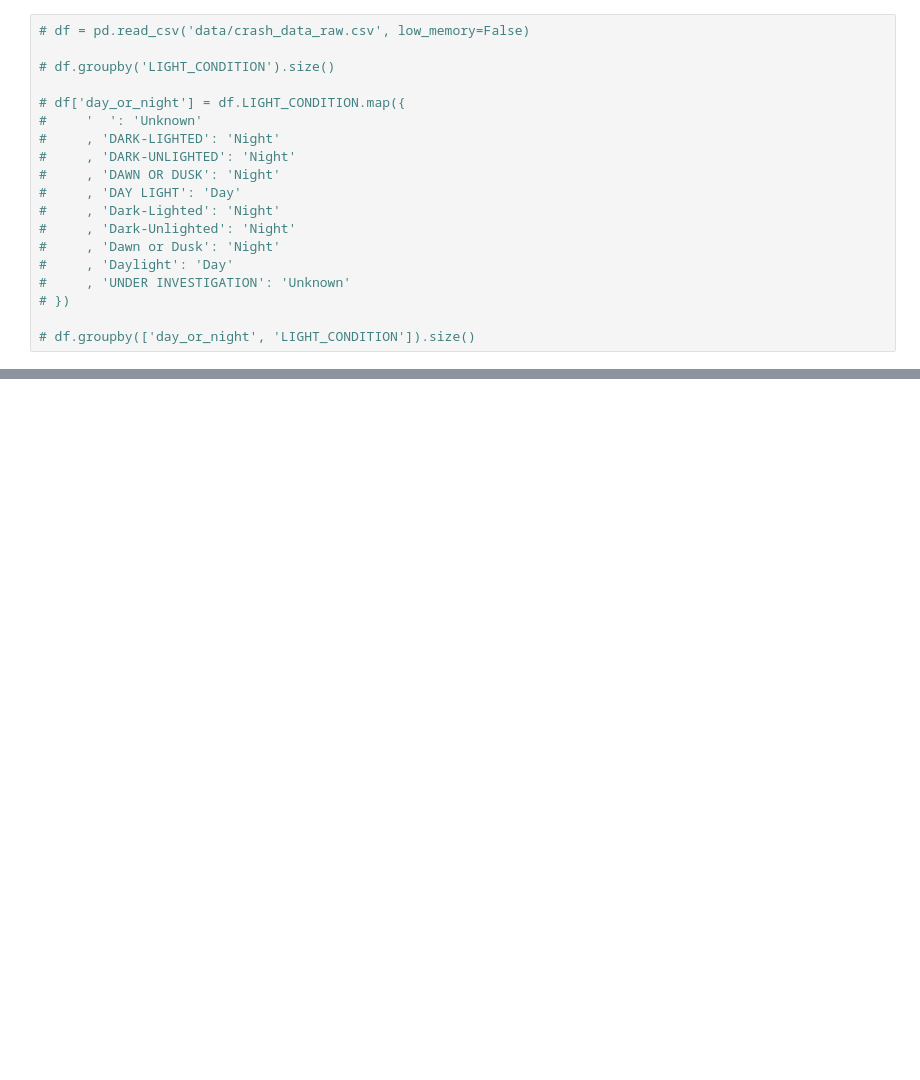
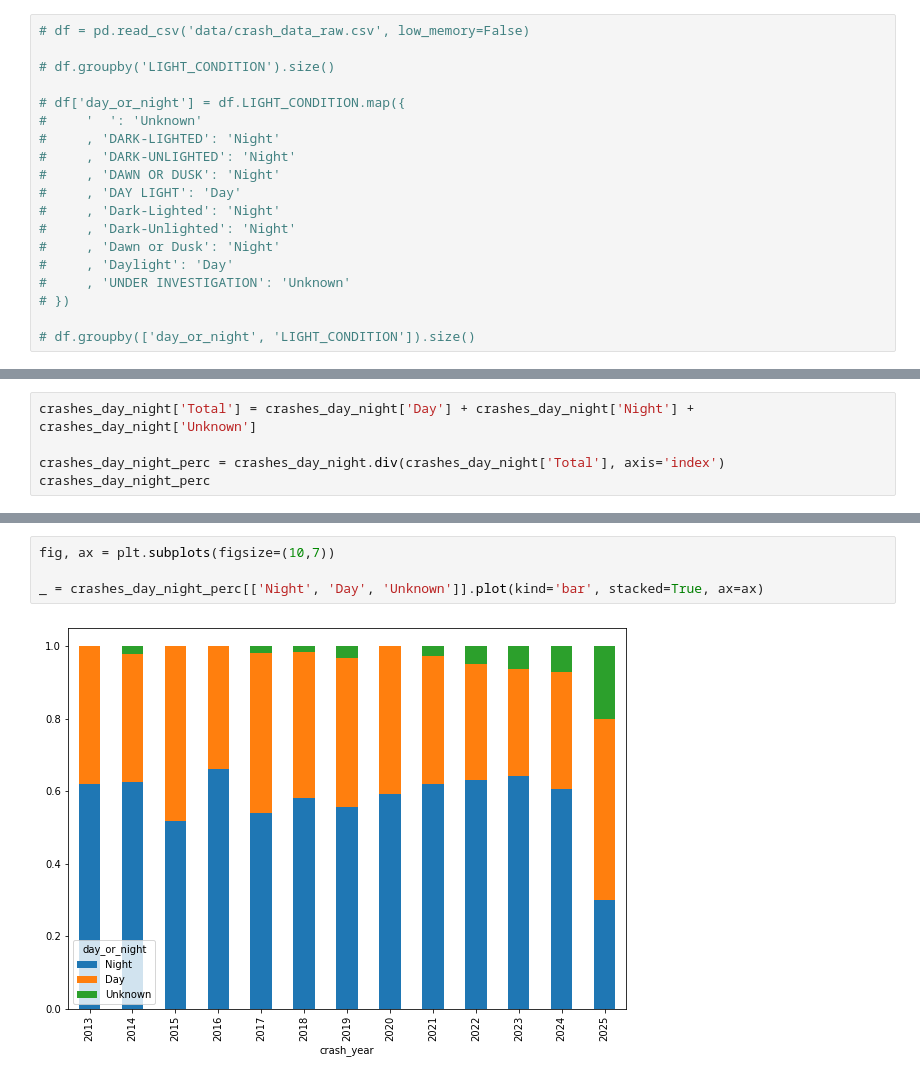
Before and after one commit to devinbrady/denver-street-data, a Jupyter notebook: notebooks/Day_vs_Night.ipynb, the cells around one changed output, grey strips where cells are left out. Drawn from its saved outputs; the diff is of its cells as text; blank space fills up the shorter version.

```diff
--- a/notebooks/Day_vs_Night.ipynb
+++ b/notebooks/Day_vs_Night.ipynb
@@ -64,0 +104,5 @@ crashes_by_year_month_long
+# %%
+crashes_day_night['Total'] = crashes_day_night['Day'] + crashes_day_night['Night'] + crashes_day_night['Unknown']
+
+crashes_day_night_perc = crashes_day_night.div(crashes_day_night['Total'], axis='index')
+crashes_day_night_perc
@@ -64,0 +125,6 @@ crashes_by_year_month_long
+# %%
+fig, ax = plt.subplots(figsize=(10,7))
+
+_ = crashes_day_night_perc[['Night', 'Day', 'Unknown']].plot(kind='bar', stacked=True, ax=ax)
+# %% [output]
+[figure, added]
```
Also changed, not shown: parts of 6 cells of this notebook, 12 other files.
